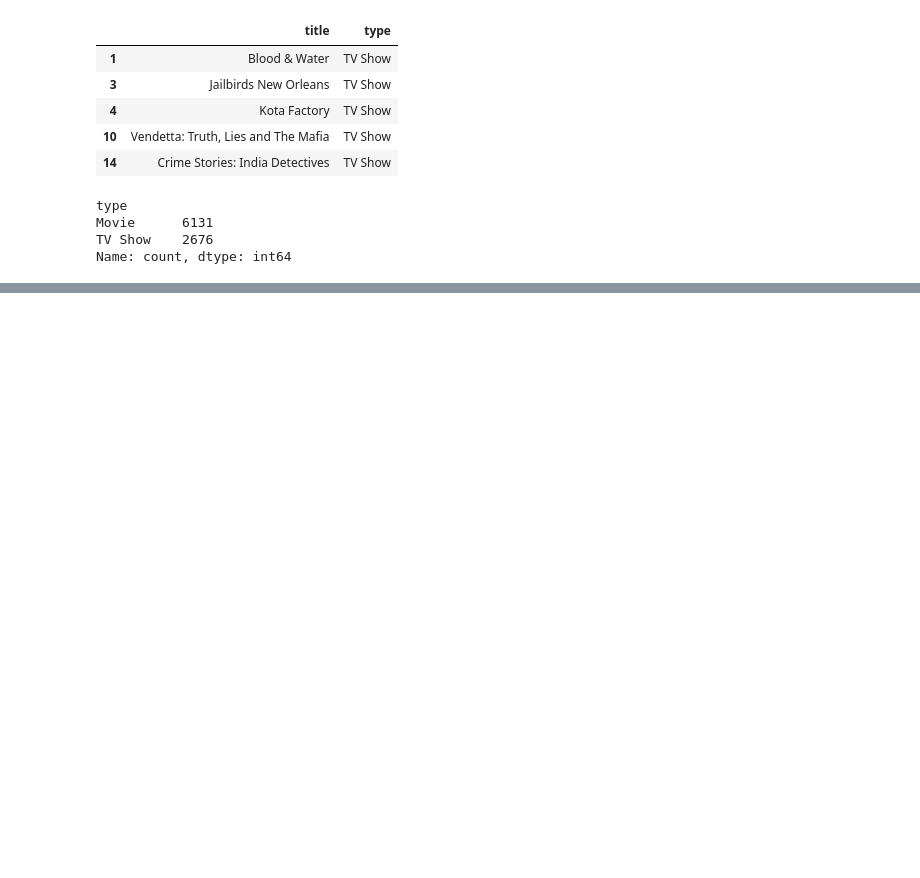
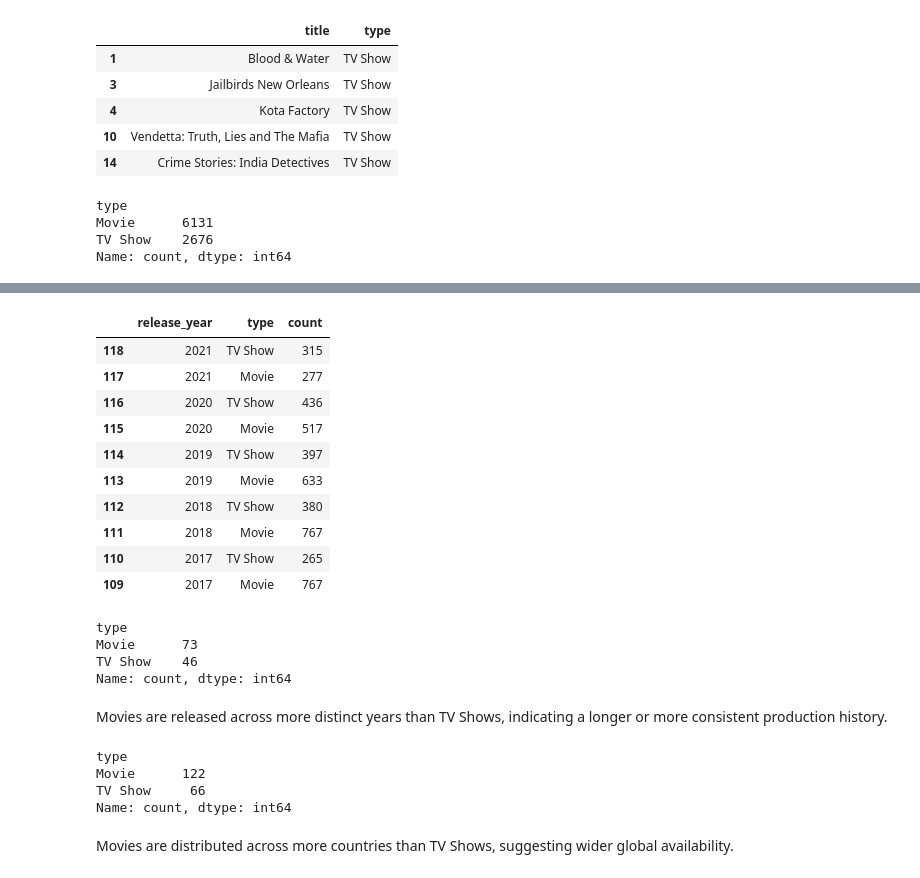
Before and after one commit to shivaak67/netflix-titles-analysis, a Jupyter notebook: notebooks/01_loading_and_inspection.ipynb, the cells around one changed output, grey strips where cells are left out. Cells and saved outputs as stored; diff of their text form; code cells hidden in the pictures; blank space fills up the shorter version.

```diff
--- a/notebooks/01_loading_and_inspection.ipynb
+++ b/notebooks/01_loading_and_inspection.ipynb
@@ -124,0 +275,33 @@ tv_shows.head()
+# %%
+type_by_year = df.groupby(['release_year', 'type']).size().reset_index(name='count').sort_values('release_year', ascending=False)
+type_by_year.head(10)
+# %% [output]
+|  | release_year | type | count |
+| 118 | 2021 | TV Show | 315 |
+| 117 | 2021 | Movie | 277 |
+| 116 | 2020 | TV Show | 436 |
+| 115 | 2020 | Movie | 517 |
+| 114 | 2019 | TV Show | 397 |
+| 113 | 2019 | Movie | 633 |
+| 112 | 2018 | TV Show | 380 |
+| 111 | 2018 | Movie | 767 |
+| 110 | 2017 | TV Show | 265 |
+| 109 | 2017 | Movie | 767 |
+# %%
+type_by_year['type'].value_counts()
+# %% [output]
+type
+Movie      73
+TV Show    46
+Name: count, dtype: int64
+# %% [markdown]
+Movies are released across more distinct years than TV Shows, indicating a longer or more consistent production history.
+# %%
+country_type_count['type'].value_counts()
+# %% [output]
+type
+Movie      122
+TV Show     66
+Name: count, dtype: int64
+# %% [markdown]
+Movies are distributed across more countries than TV Shows, suggesting wider global availability.
```
Also changed, not shown: parts of 17 cells of this notebook.
